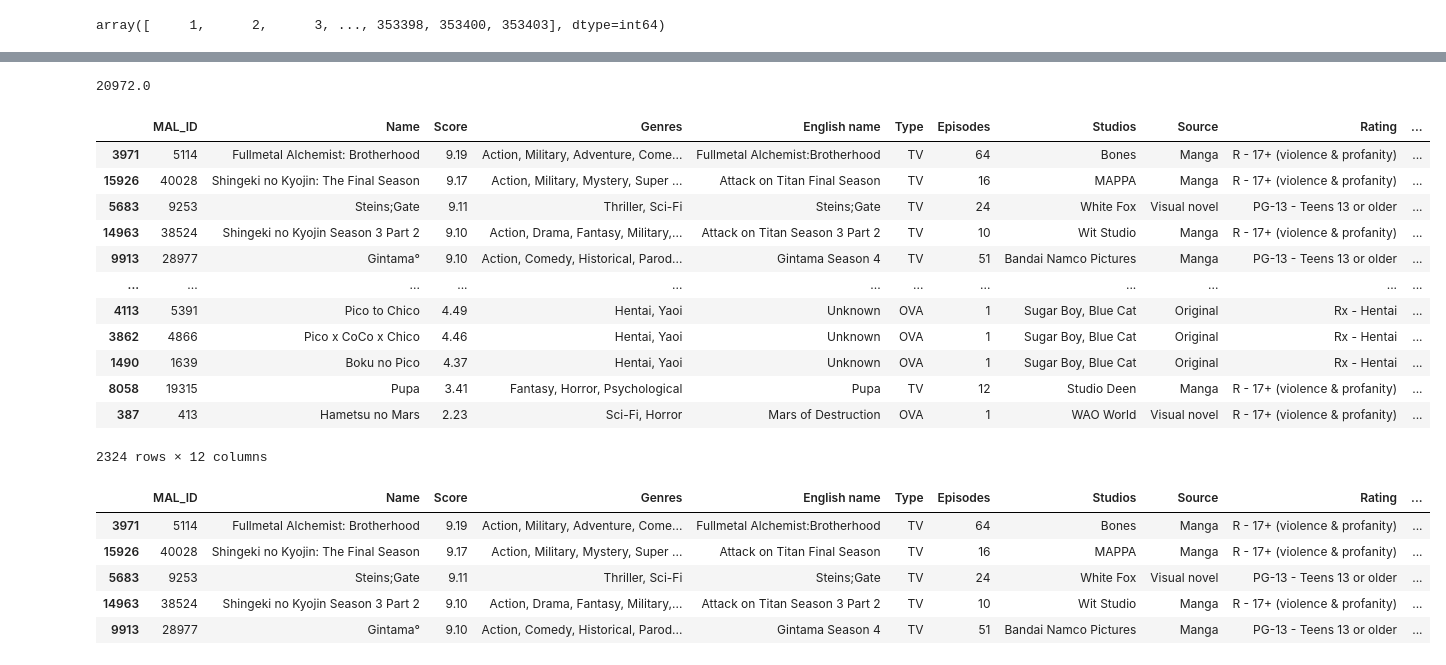
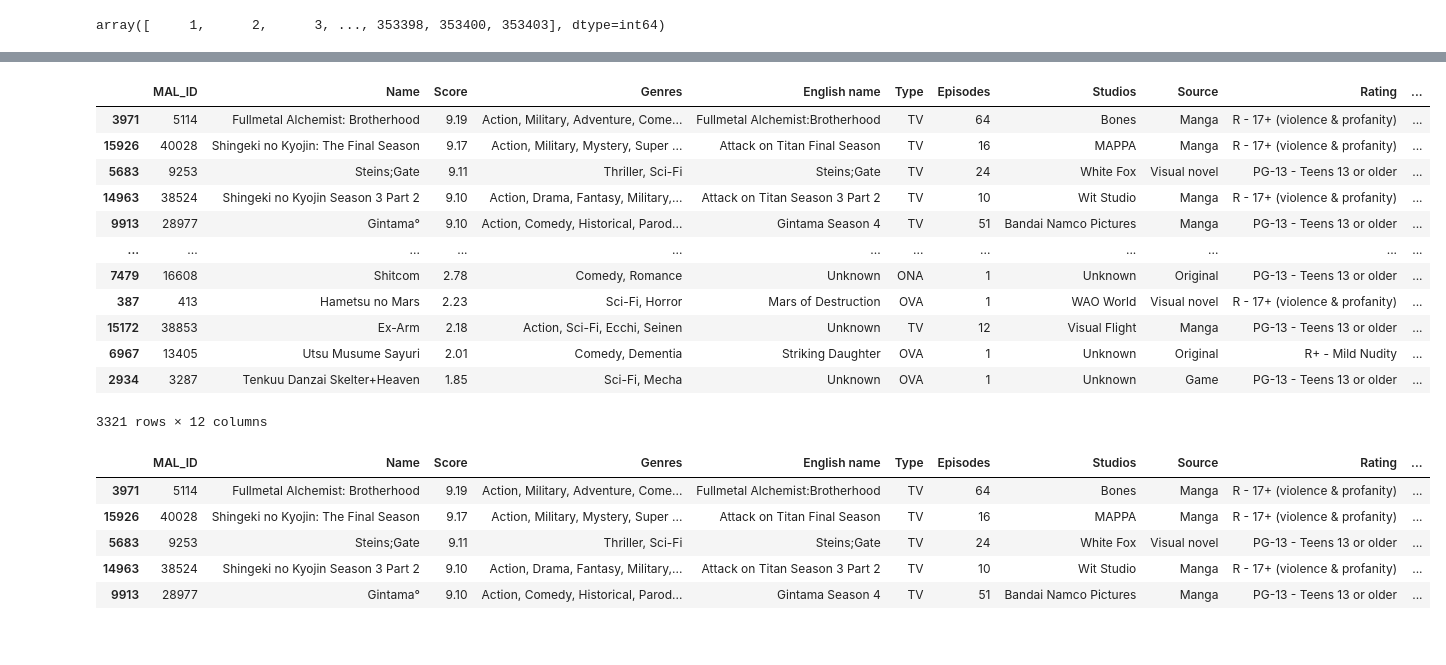
Before and after one commit to 3065923/Anime-Recommender, a Jupyter notebook: anime_clean.ipynb, the cells around one changed output, grey strips where cells are left out. Saved outputs shown, nothing was run; the diff lists cells and outputs as text; code cells hidden in the pictures.

```diff
--- a/anime_clean.ipynb
+++ b/anime_clean.ipynb
@@ -569,23 +581,23 @@ KeyError: "None of [Int64Index([     1,      1,      1,      1,      1,      1,
+# %%
+ratings_anime_df
+# %% [output]
+|  | MAL_ID | Name | Score | Genres | English name | Type | Episodes | Studios | Source | Rating | ... |
+| 3971 | 5114 | Fullmetal Alchemist: Brotherhood | 9.19 | Action, Military, Adventure, Come... | Fullmetal Alchemist:Brotherhood | TV | 64 | Bones | Manga | R - 17+ (violence & profanity) | ... |
+| 15926 | 40028 | Shingeki no Kyojin: The Final Season | 9.17 | Action, Military, Mystery, Super ... | Attack on Titan Final Season | TV | 16 | MAPPA | Manga | R - 17+ (violence & profanity) | ... |
+| 5683 | 9253 | Steins;Gate | 9.11 | Thriller, Sci-Fi | Steins;Gate | TV | 24 | White Fox | Visual novel | PG-13 - Teens 13 or older | ... |
+| 14963 | 38524 | Shingeki no Kyojin Season 3 Part 2 | 9.10 | Action, Drama, Fantasy, Military,... | Attack on Titan Season 3 Part 2 | TV | 10 | Wit Studio | Manga | R - 17+ (violence & profanity) | ... |
+| 9913 | 28977 | Gintama° | 9.10 | Action, Comedy, Historical, Parod... | Gintama Season 4 | TV | 51 | Bandai Namco Pictures | Manga | PG-13 - Teens 13 or older | ... |
+| ... | ... | ... | ... | ... | ... | ... | ... | ... | ... | ... | ... |
+| 7479 | 16608 | Shitcom | 2.78 | Comedy, Romance | Unknown | ONA | 1 | Unknown | Original | PG-13 - Teens 13 or older | ... |
+| 387 | 413 | Hametsu no Mars | 2.23 | Sci-Fi, Horror | Mars of Destruction | OVA | 1 | WAO World | Visual novel | R - 17+ (violence & profanity) | ... |
+| 15172 | 38853 | Ex-Arm | 2.18 | Action, Sci-Fi, Ecchi, Seinen | Unknown | TV | 12 | Visual Flight | Manga | PG-13 - Teens 13 or older | ... |
+| 6967 | 13405 | Utsu Musume Sayuri | 2.01 | Comedy, Dementia | Striking Daughter | OVA | 1 | Unknown | Original | R+ - Mild Nudity | ... |
+| 2934 | 3287 | Tenkuu Danzai Skelter+Heaven | 1.85 | Sci-Fi, Mecha | Unknown | OVA | 1 | Unknown | Game | PG-13 - Teens 13 or older | ... |
+3321 rows × 12 columns
 # %%
-ratings_anime_df['Number of Ratings'].quantile(0.30)
+# ratings_anime_df['Number of Ratings'].quantile(0.30)
-# %% [output]
-20972.0
 # %%
-ratings_anime_df.loc[ratings_anime_df['Number of Ratings'] >= 21000]
+# ratings_anime_df.loc[ratings_anime_df['Number of Ratings'] >= 21000]
-# %% [output]
-|  | MAL_ID | Name | Score | Genres | English name | Type | Episodes | Studios | Source | Rating | ... |
-| 3971 | 5114 | Fullmetal Alchemist: Brotherhood | 9.19 | Action, Military, Adventure, Come... | Fullmetal Alchemist:Brotherhood | TV | 64 | Bones | Manga | R - 17+ (violence & profanity) | ... |
-| 15926 | 40028 | Shingeki no Kyojin: The Final Season | 9.17 | Action, Military, Mystery, Super ... | Attack on Titan Final Season | TV | 16 | MAPPA | Manga | R - 17+ (violence & profanity) | ... |
-| 5683 | 9253 | Steins;Gate | 9.11 | Thriller, Sci-Fi | Steins;Gate | TV | 24 | White Fox | Visual novel | PG-13 - Teens 13 or older | ... |
-| 14963 | 38524 | Shingeki no Kyojin Season 3 Part 2 | 9.10 | Action, Drama, Fantasy, Military,... | Attack on Titan Season 3 Part 2 | TV | 10 | Wit Studio | Manga | R - 17+ (violence & profanity) | ... |
-| 9913 | 28977 | Gintama° | 9.10 | Action, Comedy, Historical, Parod... | Gintama Season 4 | TV | 51 | Bandai Namco Pictures | Manga | PG-13 - Teens 13 or older | ... |
-| ... | ... | ... | ... | ... | ... | ... | ... | ... | ... | ... | ... |
-| 4113 | 5391 | Pico to Chico | 4.49 | Hentai, Yaoi | Unknown | OVA | 1 | Sugar Boy, Blue Cat | Original | Rx - Hentai | ... |
-| 3862 | 4866 | Pico x CoCo x Chico | 4.46 | Hentai, Yaoi | Unknown | OVA | 1 | Sugar Boy, Blue Cat | Original | Rx - Hentai | ... |
-| 1490 | 1639 | Boku no Pico | 4.37 | Hentai, Yaoi | Unknown | OVA | 1 | Sugar Boy, Blue Cat | Original | Rx - Hentai | ... |
-| 8058 | 19315 | Pupa | 3.41 | Fantasy, Horror, Psychological | Pupa | TV | 12 | Studio Deen | Manga | R - 17+ (violence & profanity) | ... |
-| 387 | 413 | Hametsu no Mars | 2.23 | Sci-Fi, Horror | Mars of Destruction | OVA | 1 | WAO World | Visual novel | R - 17+ (violence & profanity) | ... |
-2324 rows × 12 columns
 # %%
 ratings_anime_df.head()
 # %% [output]
```
Also changed, not shown: parts of 4 cells of this notebook.
